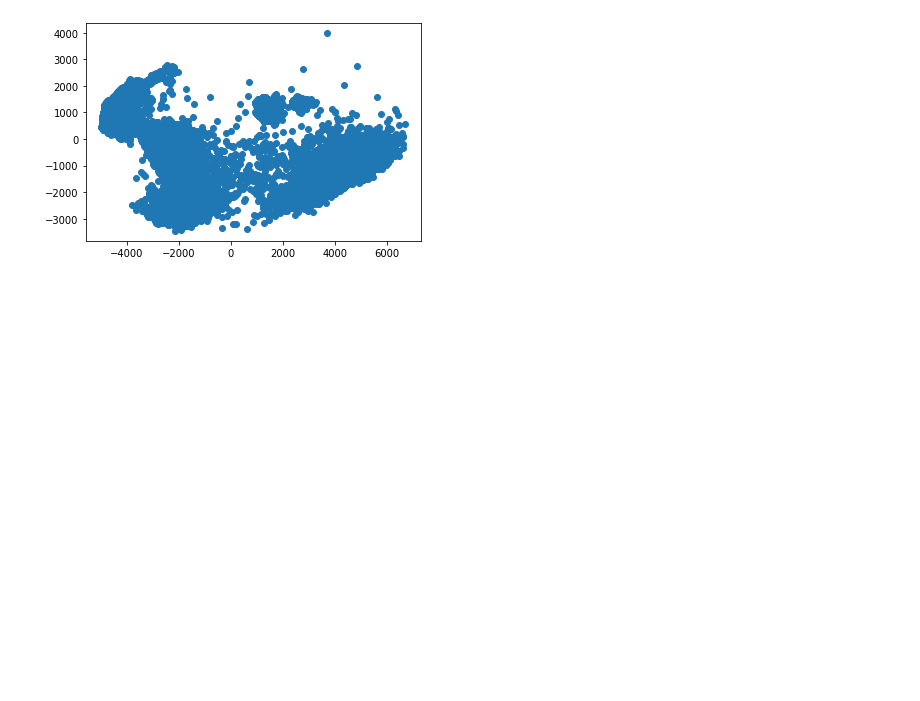
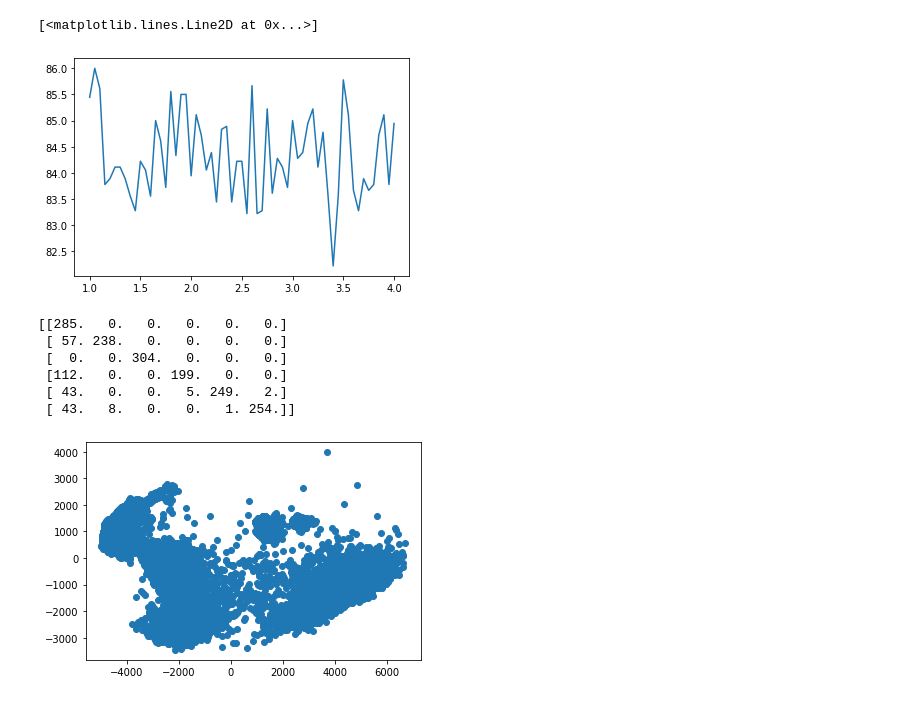
Before and after one commit to anikettle/ELL409_Assignment1, a Jupyter notebook: Problem3_Bayesian.ipynb, the cells around one changed output. Cells and saved outputs as stored; diff of their text form; code cells hidden in the pictures; blank space fills up the shorter version.

```diff
--- a/Problem3_Bayesian.ipynb
+++ b/Problem3_Bayesian.ipynb
@@ -67,5 +73,5 @@ def one_hot(y,num_feats):
 # %%
-X_train_pca,y_train,X_test_pca,y_test = return_list_of_data(bpt=2000,n_components=2)
+X_train_pca,y_train,X_test_pca,y_test = return_list_of_data(bpt=2000,n_components=1)
 print(X_train_pca.shape)
 print(X_test_pca.shape)
 print(y_train.shape)
@@ -76,5 +80,5 @@ print(y_train.shape)
 # %%
-def naiveBaiyes(X_train_pca,y_train,X_test_pca,y_test,n_class=6):
+def naiveBaiyes(X_train_pca,y_train,X_test_pca,y_test,n_class=6,xxx=1):
     class_mean = []
     class_var = []
     for i in range(n_class):
@@ -94,7 +98,10 @@ def naiveBaiyes(X_train_pca,y_train,X_test_pca,y_test,n_class=6):
             prob_ind[:,0] = prob_ind[:,0] * prob_ind[:,j]
         probs.append(prob_ind[:,0].reshape(-1,1))
     probabs = np.transpose(np.array(probs)[:,:,0])
+    probabs[:,0] = probabs[:,0] / xxx
     y_pred = np.argmax(probabs,axis=1).reshape(-1,1)
-    print(y_pred[:20,0])
+    # print(y_pred[:20,0])
 
     print('Accuracy: {}'.format( 100*y_pred[y_pred[:,0]==y_test[:,0]].shape[0]/y_test.shape[0]    ))
+    ac = 100*y_pred[y_pred[:,0]==y_test[:,0]].shape[0]/y_test.shape[0]
+    return(confusion_matrix(y_pred,y_test),ac)
@@ -105,0 +108,9 @@ Accuracy: 84.08888888888889
+# %%
+al = []
+cm = []
+for i in range(2,3):
+    print('for {} number of components- '.format(i))
+    X_train_pca,y_train,X_test_pca,y_test = return_list_of_data(bpt=5000,n_components=i)
+    a,b = naiveBaiyes(X_train_pca,y_train,X_test_pca,y_test)
+    al.append(b)
+    cm.append(a)
@@ -105,0 +120,9 @@ Accuracy: 84.08888888888889
+# %%
+al = []
+cm = []
+for i in np.arange(1,4.05,0.05):
+    print('for {} number of components- '.format(i))
+    X_train_pca,y_train,X_test_pca,y_test = return_list_of_data(bpt=1000,n_components=2)
+    a,b = naiveBaiyes(X_train_pca,y_train,X_test_pca,y_test,xxx=i)
+    al.append(b)
+    cm.append(a)
@@ -106,3 +147,18 @@ Accuracy: 84.08888888888889
+# %%
+x = np.arange(1,4.05,0.05)
+plt.plot(x,al)
+# %% [output]
+[<matplotlib.lines.Line2D at 0x...>]
+[figure, added]
+# %%
+print(cm[-1])
+# %% [output]
+[[285.   0.   0.   0.   0.   0.]
+ [ 57. 238.   0.   0.   0.   0.]
+ [  0.   0. 304.   0.   0.   0.]
+ [112.   0.   0. 199.   0.   0.]
+ [ 43.   0.   0.   5. 249.   2.]
+ [ 43.   8.   0.   0.   1. 254.]]
 # %%
 import numpy as np
 import matplotlib.pyplot as plt
```
Also changed, not shown: parts of 21 cells of this notebook, 13 other files.
